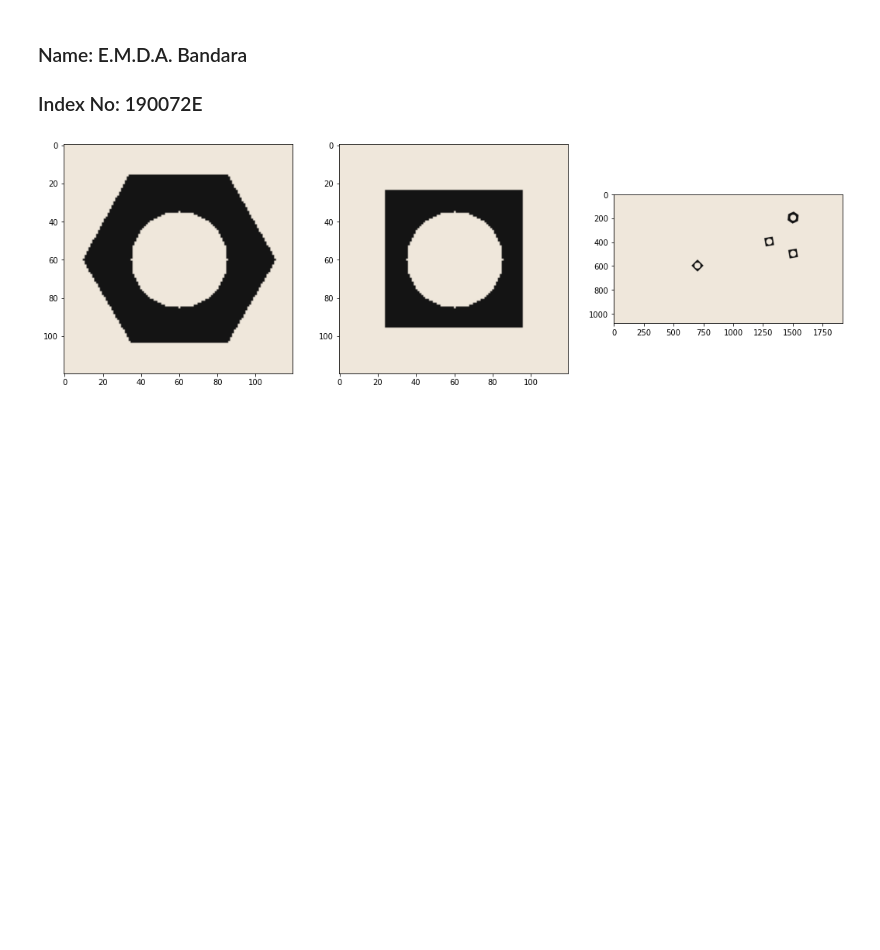
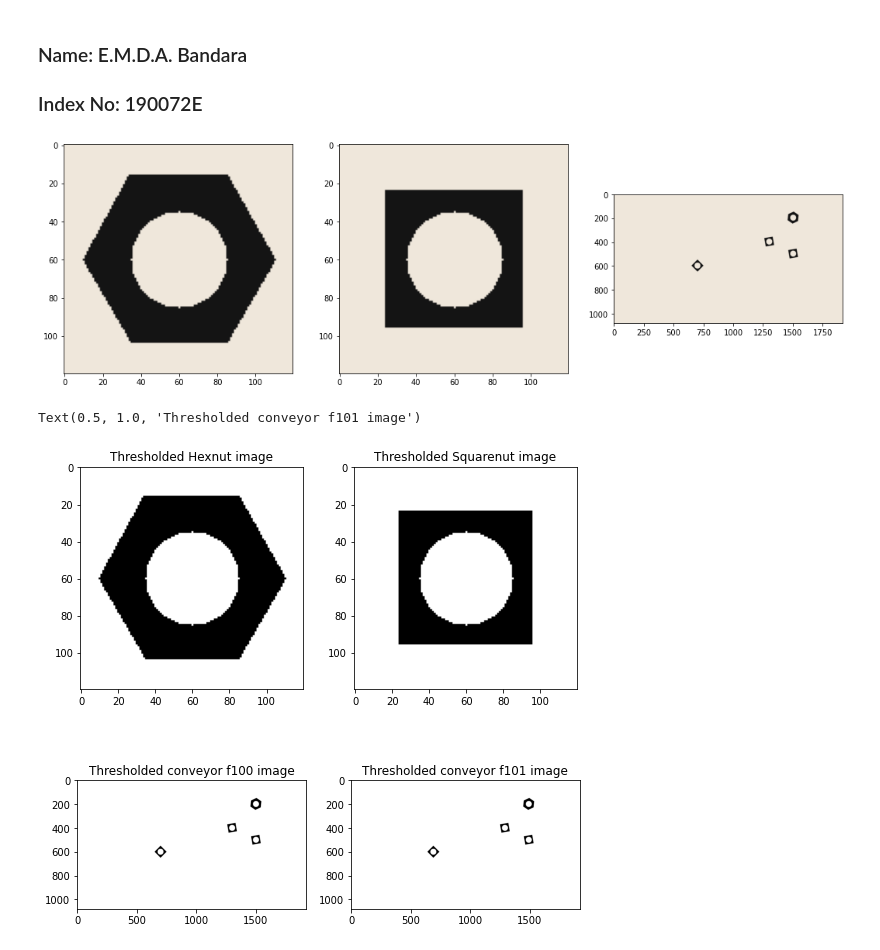
Before and after one commit to Dumindu-Bandara/en2550-fundamentals-of-image-processing-and-machine-vision, a Jupyter notebook: Assignment_3/Assignment_3.ipynb, the cells around one changed output. Saved outputs shown, nothing was run; the diff lists cells and outputs as text; code cells hidden in the pictures; blank space fills up the shorter version.

```diff
--- a/Assignment_3/Assignment_3.ipynb
+++ b/Assignment_3/Assignment_3.ipynb
@@ -9,7 +9,9 @@ import matplotlib.pyplot as plt
 hexnut_template = cv.imread('images/hexnut_template.png', cv.IMREAD_COLOR)
 squarenut_template =  cv.imread('images/squarenut_template.png', cv.IMREAD_COLOR)
 conveyor_f100 =  cv.imread('images/conveyor_f100.png', cv.IMREAD_COLOR)
+conveyor_f101 =  cv.imread('images/conveyor_f101.png', cv.IMREAD_COLOR)
 
+assert conveyor_f101 is not None
 fig, ax = plt. subplots(1,3, figsize = (18, 6))
 ax[0].imshow(cv.cvtColor(hexnut_template, cv.COLOR_RGB2BGR))
 ax[1].imshow(cv.cvtColor(squarenut_template, cv.COLOR_RGB2BGR))
@@ -17,3 +19,26 @@ ax[2].imshow(cv.cvtColor(conveyor_f100, cv.COLOR_RGB2BGR))
 plt.show()
 # %% [output]
 [figure]
+# %%
+hexnut_grey = cv.cvtColor(hexnut_template, cv.COLOR_BGR2GRAY)
+squarenut_grey = cv.cvtColor(squarenut_template, cv.COLOR_BGR2GRAY)
+conveyor_f100_grey = cv.cvtColor(conveyor_f100, cv.COLOR_BGR2GRAY)
+conveyor_f101_grey = cv.cvtColor(conveyor_f101, cv.COLOR_BGR2GRAY)
+
+ret1, hexnut_thresh = cv.threshold(hexnut_grey,0,255,cv.THRESH_BINARY+cv.THRESH_OTSU)
+ret2, squarenut_thresh = cv.threshold(squarenut_grey,0,255,cv.THRESH_BINARY+cv.THRESH_OTSU)
+ret1, conveyor_f100_thresh = cv.threshold(conveyor_f100_grey,0,255,cv.THRESH_BINARY+cv.THRESH_OTSU)
+ret1, conveyor_f101_thresh = cv.threshold(conveyor_f101_grey,0,255,cv.THRESH_BINARY+cv.THRESH_OTSU)
+
+fig, ax = plt. subplots(2,2, figsize = (9, 9))
+ax[0, 0].imshow(cv.cvtColor(hexnut_thresh, cv.COLOR_GRAY2BGR))
+ax[0, 0].set_title("Thresholded Hexnut image")
+ax[0, 1].imshow(cv.cvtColor(squarenut_thresh, cv.COLOR_GRAY2BGR))
+ax[0, 1].set_title("Thresholded Squarenut image")
+ax[1, 0].imshow(cv.cvtColor(conveyor_f100_thresh, cv.COLOR_GRAY2BGR))
+ax[1, 0].set_title("Thresholded conveyor f100 image")
+ax[1, 1].imshow(cv.cvtColor(conveyor_f101_thresh, cv.COLOR_GRAY2BGR))
+ax[1, 1].set_title("Thresholded conveyor f101 image")
+# %% [output]
+Text(0.5, 1.0, 'Thresholded conveyor f101 image')
+[figure, added]
```
Also changed, not shown: parts of 5 cells of this notebook.
